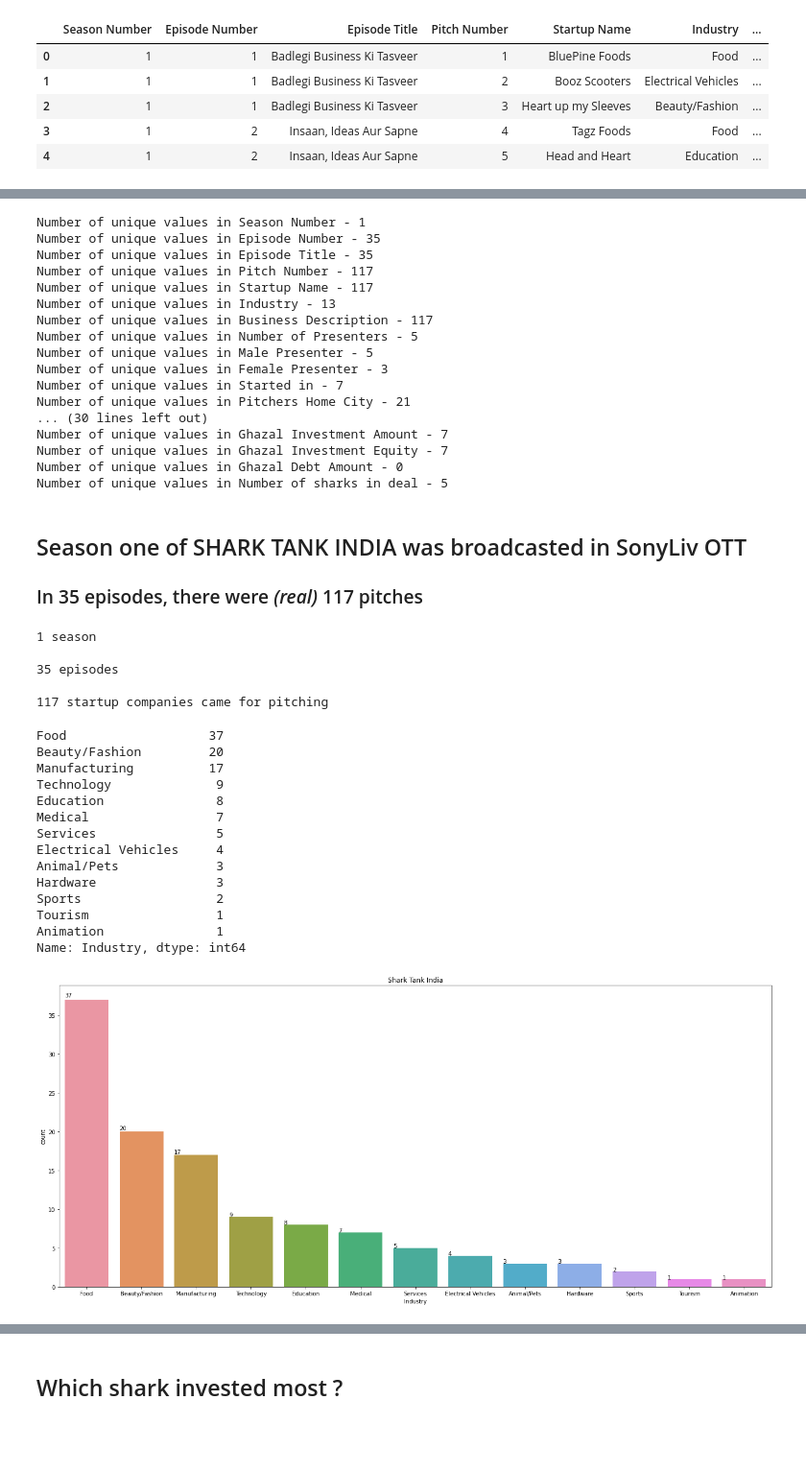
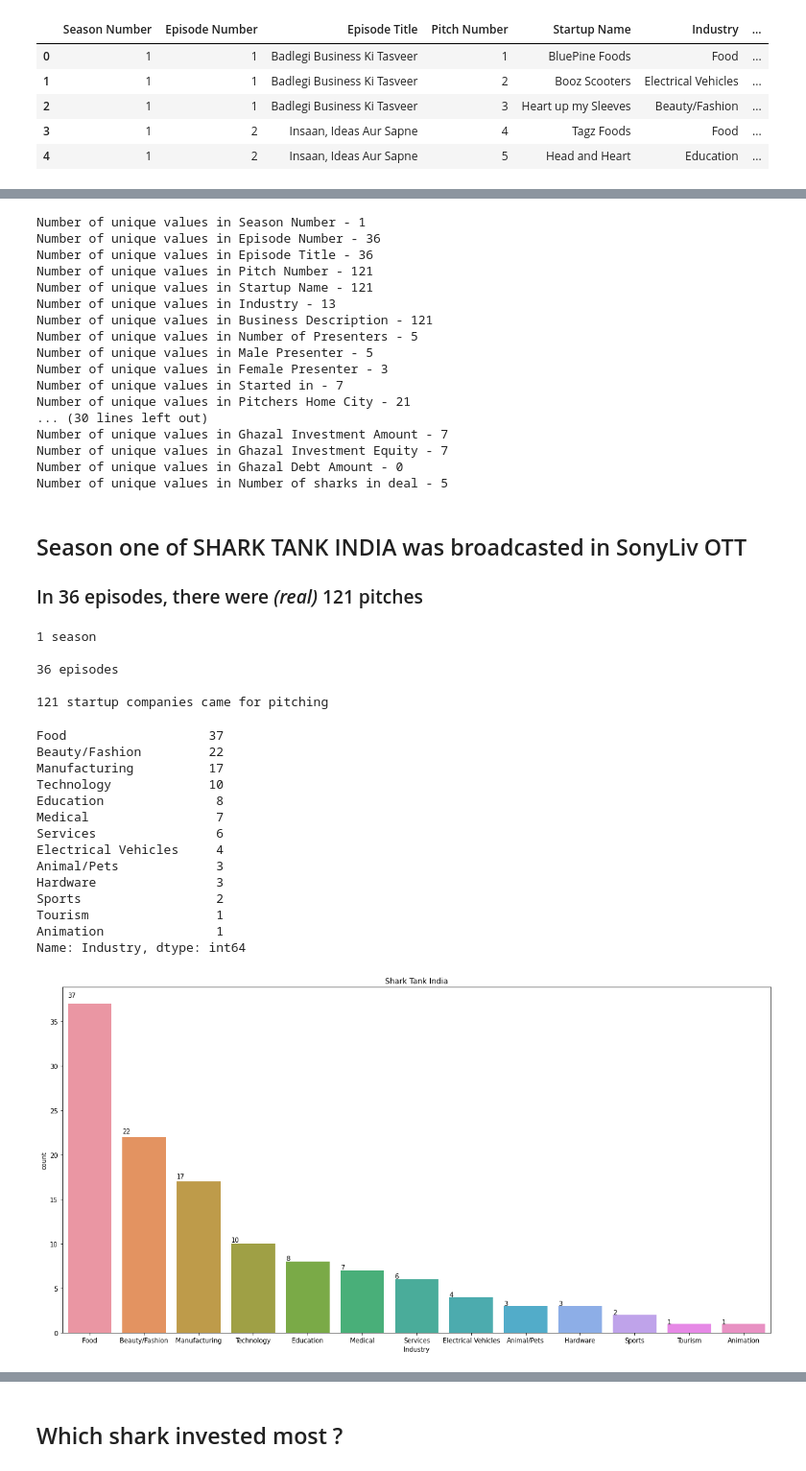
Before and after one commit to satya-thirumani/shark-tank-india, a Jupyter notebook: Shark Tank India Analysis.ipynb, the cells around one changed output, grey strips where cells are left out. Shown at 96% size. Cells and saved outputs as stored; diff of their text form; code cells hidden in the pictures; blank space fills up the shorter version.

Commit message:
Shark Tank India Analysis | Version 6 | Kaggle Notebook

```diff
--- a/Shark Tank India Analysis.ipynb
+++ b/Shark Tank India Analysis.ipynb
@@ -81,3 +81,10 @@ shark_tank.tail(10).T
+# %%
+shark_tank['Male Presenter'] = shark_tank['Male Presenter'].astype(pd.Int32Dtype())
+shark_tank['Female Presenter'] = shark_tank['Female Presenter'].astype(pd.Int32Dtype())
+shark_tank['Started in'] = shark_tank['Started in'].astype(pd.Int32Dtype())
+shark_tank['Yearly Revenue'] = shark_tank['Yearly Revenue'].astype(pd.Int32Dtype())
+shark_tank['Monthly Sales'] = shark_tank['Monthly Sales'].astype(pd.Int32Dtype())
+shark_tank['Valuation Offered'] = shark_tank['Valuation Offered'].astype(pd.Int32Dtype())
 # %%
 shark_tank.sample(10)
 # %% [output]
@@ -138,12 +145,12 @@ for col in shark_tank.columns:
     print("Number of unique values in", col, "-", shark_tank[col].nunique())
 # %% [output]
 Number of unique values in Season Number - 1
-Number of unique values in Episode Number - 35
-Number of unique values in Episode Title - 35
-Number of unique values in Pitch Number - 117
-Number of unique values in Startup Name - 117
+Number of unique values in Episode Number - 36
+Number of unique values in Episode Title - 36
+Number of unique values in Pitch Number - 121
+Number of unique values in Startup Name - 121
 Number of unique values in Industry - 13
-Number of unique values in Business Description - 117
+Number of unique values in Business Description - 121
 Number of unique values in Number of Presenters - 5
 Number of unique values in Male Presenter - 5
 Number of unique values in Female Presenter - 3
@@ -156,7 +163,7 @@ Number of unique values in Ghazal Debt Amount - 0
 Number of unique values in Number of sharks in deal - 5
 # %% [markdown]
 ## Season one of SHARK TANK INDIA was broadcasted in SonyLiv OTT
-### In 35 episodes, there were _(real)_ 117 pitches
+### In 36 episodes, there were _(real)_ 121 pitches
 # %%
 # Data set information
 print(shark_tank['Season Number'].max(), "season \n")
@@ -165,37 +172,37 @@ print(shark_tank['Pitch Number'].max(), "startup companies came for pitching \n"
 # %% [output]
 1 season
 
-35 episodes
+36 episodes
 
-117 startup companies came for pitching
+121 startup companies came for pitching
 # %%
 # Types of industries, came for pitching
 print(shark_tank['Industry'].value_counts(), "\n")
 
-fig = plt.figure(figsize=(23, 10))
+fig = plt.figure(figsize=(20, 10))
 ax = sns.countplot(x='Industry', data=shark_tank, order=shark_tank['Industry'].value_counts().index)
 ax.set_title('Shark Tank India')
 for t in ax.patches:
     if (np.isnan(float(t.get_height()))):
         ax.annotate(0, (t.get_x(), 0))
     else:
-        ax.annotate(str(format(int(t.get_height()), ',d')), (t.get_x(), t.get_height()*1.01))
+        ax.annotate(str(format(int(t.get_height()), ',d')), (t.get_x(), t.get_height()*1.02))
 # %% [output]
 Food                   37
-Beauty/Fashion         20
+Beauty/Fashion         22
 Manufacturing          17
-Technology              9
+Technology             10
 Education               8
 Medical                 7
-Services                5
+Services                6
 Electrical Vehicles     4
 Animal/Pets             3
 Hardware                3
 Sports                  2
 Tourism                 1
 Animation               1
 Name: Industry, dtype: int64
-[figure, old version]
+[figure, new version]
 # %%
 # Gender wise
 print("Total pitchers -", int(shark_tank['Number of Presenters'].sum()), "\n")
```
Also changed, not shown: parts of 40 cells of this notebook.
